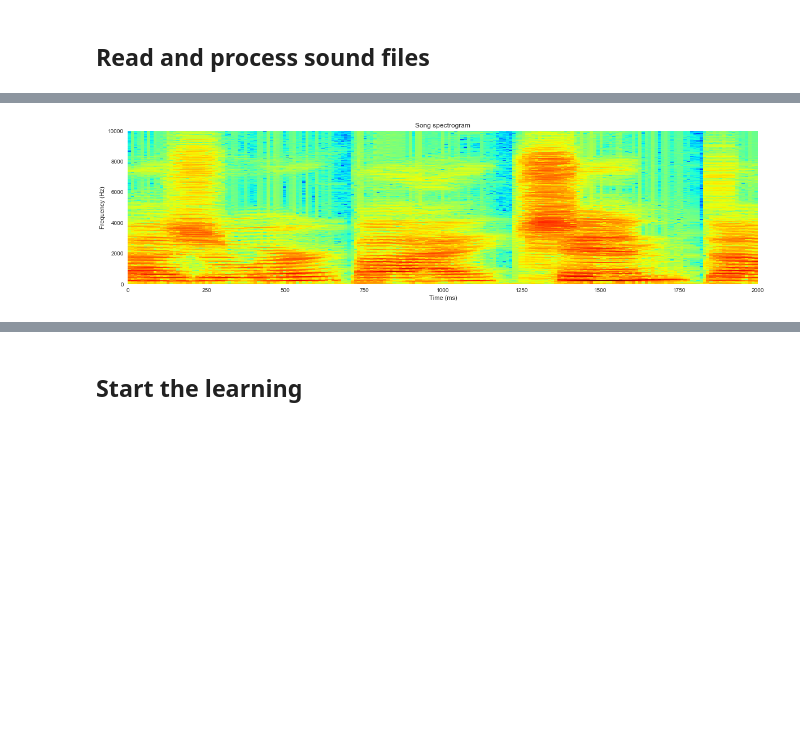
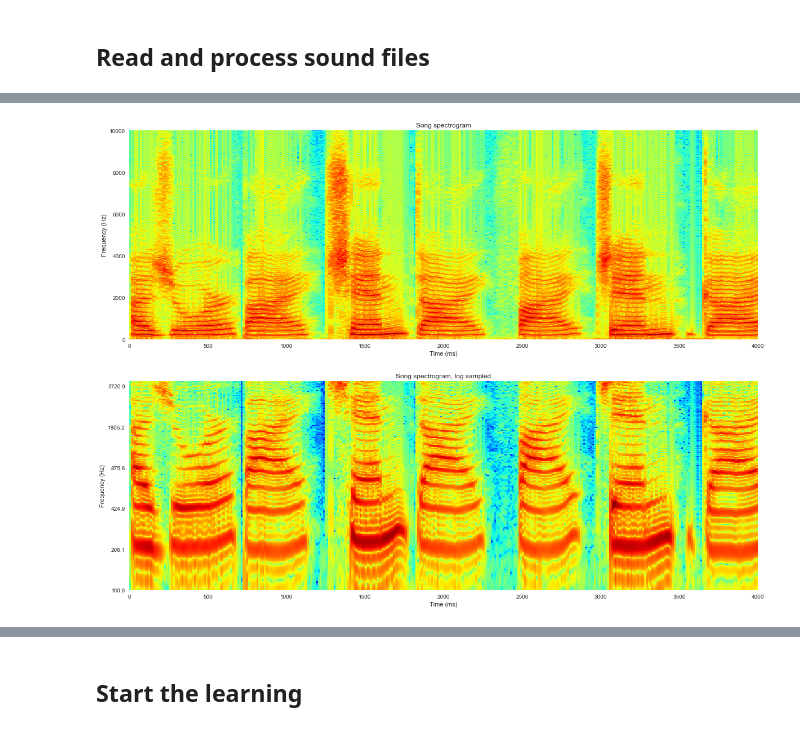
Before and after one commit to nhat-le/Sparse-Coding-Spectrogram, a Jupyter notebook: sparse_code_spectrogram.ipynb, the cells around one changed output, grey strips where cells are left out. Cells and saved outputs as stored; diff of their text form; code cells hidden in the pictures; blank space fills up the shorter version.

Commit message:
Code cleanup, trimmed leading and trailing zeros from sound files

```diff
--- a/sparse_code_spectrogram.ipynb
+++ b/sparse_code_spectrogram.ipynb
@@ -426,35 +307,0 @@ ax.yaxis.set_major_formatter(plt.FuncFormatter(format_func))
-# %%
-nadvance = 200
-nperseg = 2048
-NW = 1.5
-
-
-# Use slepian window of width 0.3
-window = scipy.signal.slepian(M=nperseg, width=NW / nperseg)
-#window = np.lib.pad(window, (0, 2048 - nperseg), 'constant', constant_values=(0, 0))
-noverlap = len(window) - nadvance
-
-f,t,spectrogram = scipy.signal.spectrogram(sound_combined, fs, window=window, noverlap=noverlap)
-plt.figure(figsize=(20,5))
-
-fmin = 0
-fmax = 10000 #Hz
-tmin = 0
-tmax = 2000 #ms
-
-f_start = len(f[f<fmin])
-f_end = len(f[f<fmax])
-t_start = len(t[t<tmin])
-t_end = len(t[t<tmax/1000])
-
-spectrogram[spectrogram == 0] = 0.1
-spectrogram = np.log10(spectrogram)
-
-plt.imshow(np.flipud(spectrogram[f_start:f_end,t_start:t_end]), cmap='jet', aspect='auto',
-           extent=[tmin, tmax, fmin, fmax])
-plt.grid(False)
-plt.title('Song spectrogram')
-plt.xlabel('Time (ms)')
-plt.ylabel('Frequency (Hz)');
-# %% [output]
-[figure, removed]
@@ -461,3 +347,40 @@ plt.ylabel('Frequency (Hz)');
+# %%
+# Compute the spectrogram and log spectrogram
+nadvance = 200
+f,t,spectrogram = multitaper_spec(sound_combined, nadvance=nadvance)
+logspec, freqs = sample_logspec(spectrogram)
+
+# Time and frequency ranges for plotting
+fmin = 0
+fmax = 10000 #Hz
+tmin = 0
+tmax = 4000 #ms
+f_start = len(f[f<fmin])
+f_end = len(f[f<fmax])
+t_start = len(t[t<tmin])
+t_end = len(t[t<tmax/1000])
+
+
+# Plot the spectrogram and log spectrogram
+fig, ax = plt.subplots(2, 1, figsize=(20,15))
+ax[0].imshow(np.flipud(spectrogram[f_start:f_end,t_start:t_end]), cmap='jet', aspect='auto',
+           extent=[tmin, tmax, fmin, fmax])
+ax[0].grid(False)
+ax[0].set_title('Song spectrogram')
+ax[0].set_xlabel('Time (ms)')
+ax[0].set_ylabel('Frequency (Hz)');
+
+# For plotting
+
+ax[1].imshow(np.flipud(logspec[:,t_start:t_end]), cmap='jet', aspect='auto',
+           extent=[tmin, tmax, 0, len(freqs)])
+ax[1].grid(False)
+ax[1].set_title('Song spectrogram, log sampled')
+ax[1].set_xlabel('Time (ms)')
+ax[1].set_ylabel('Frequency (Hz)');
+ax[1].yaxis.set_major_formatter(plt.FuncFormatter(format_func))
+# %% [output]
+[figure, added]
 # %%
 # Segment into overlapping segments
 spectrogram = logspec
```
Also changed, not shown: parts of 14 cells of this notebook.
